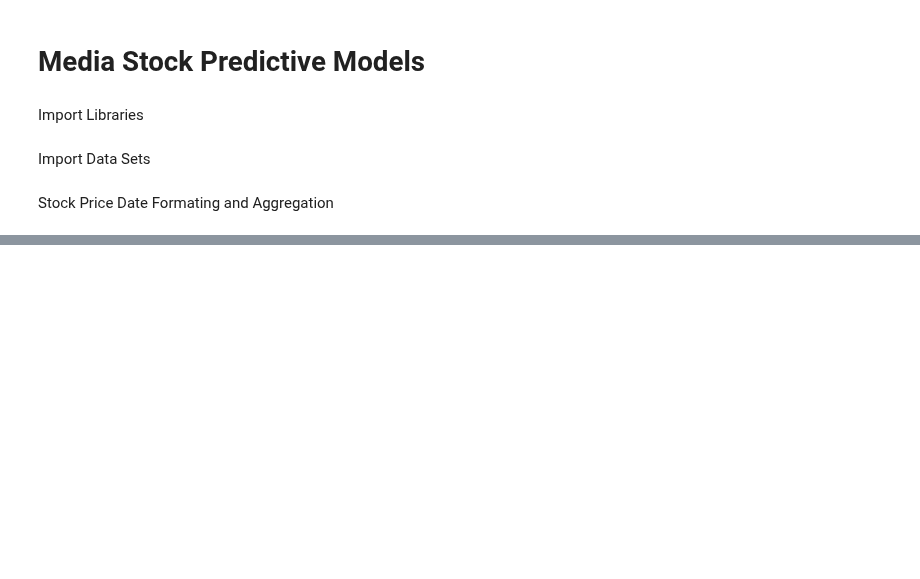
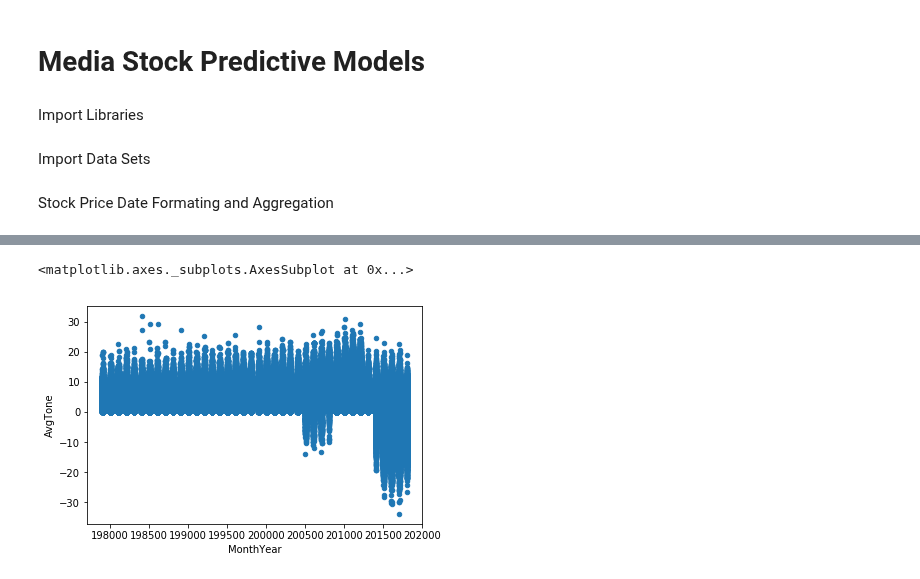
Before and after one commit to chris-gomes/MediaStockSentiment, a Jupyter notebook: Main.ipynb, the cells around one changed output, grey strips where cells are left out. Drawn from its saved outputs; the diff is of its cells as text; code cells hidden in the pictures; blank space fills up the shorter version.

```diff
--- a/Main.ipynb
+++ b/Main.ipynb
@@ -31,0 +47,6 @@ media.plot(kind='scatter', x='MonthYear', y='GoldsteinScale', figsize=(20, 10)).
+# %%
+# Plot for AvgTone feature of media data set
+media.plot.scatter(x='MonthYear', y='AvgTone')
+# %% [output]
+<matplotlib.axes._subplots.AxesSubplot at 0x...>
+[figure, added]
```
Also changed, not shown: parts of 5 cells of this notebook, 2 other files.
